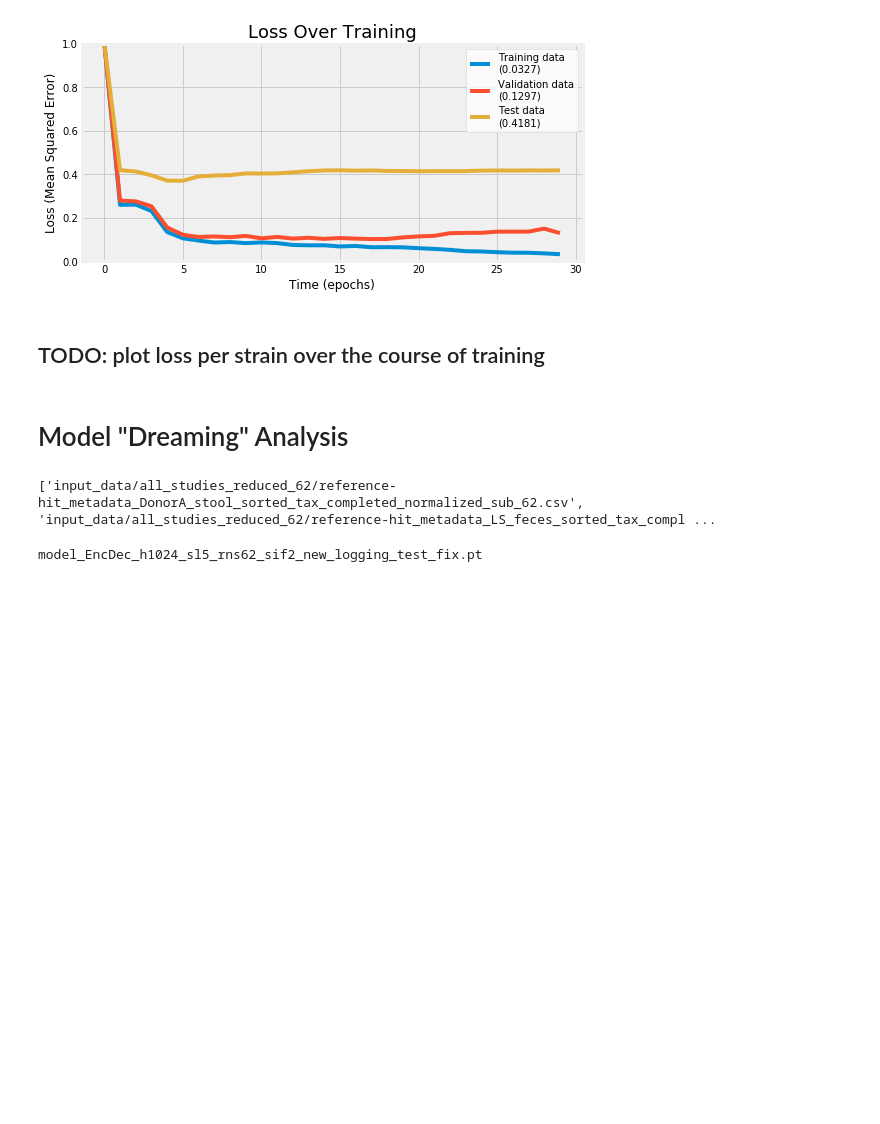
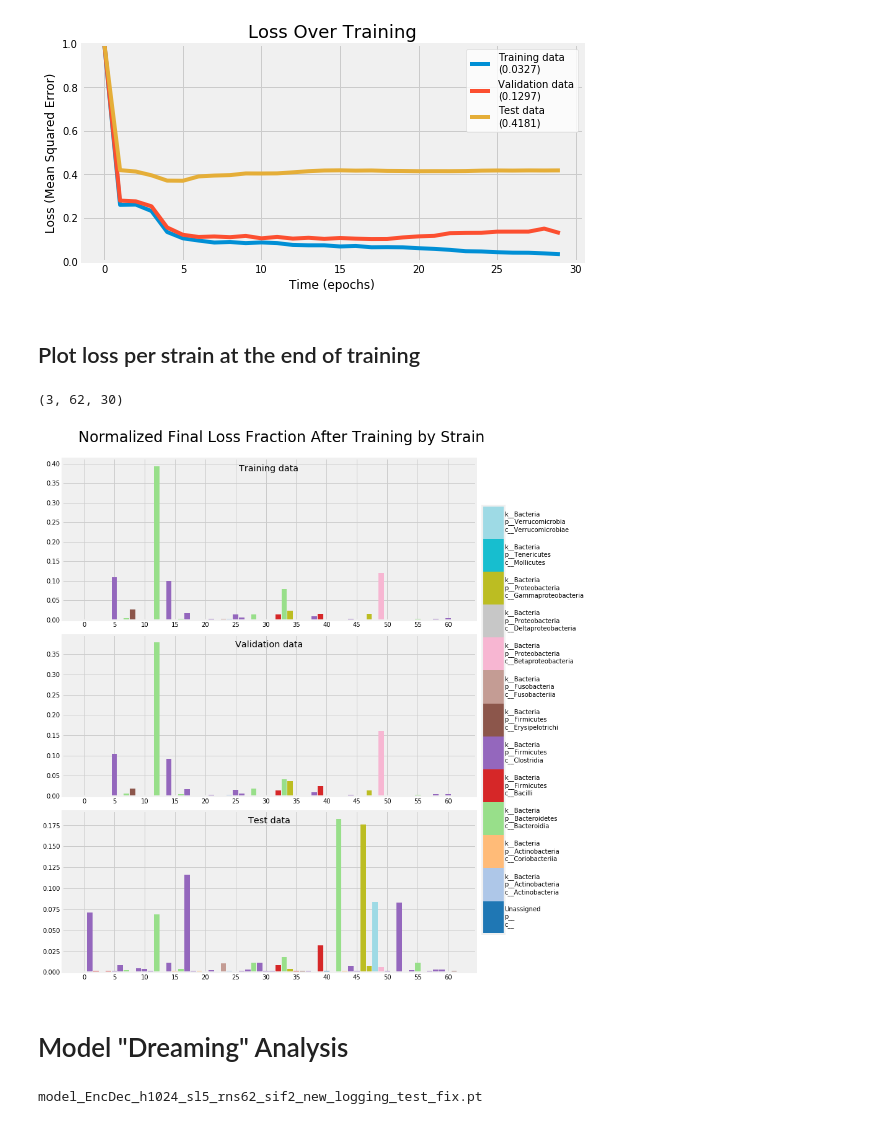
Before and after one commit to michaelwiest/microbiome-rnn, a Jupyter notebook: notebooks/Model Evaluator.ipynb, the cells around one changed output. Cells and saved outputs as stored; diff of their text form; code cells hidden in the pictures; blank space fills up the shorter version.

```diff
--- a/notebooks/Model Evaluator.ipynb
+++ b/notebooks/Model Evaluator.ipynb
@@ -8,6 +8,7 @@ from __future__ import print_function
 import os
 import torch
 import numpy as np
+import pandas as pd
 import sys
 from otu_handler import OTUHandler
 from sklearn.decomposition import PCA
@@ -16,13 +17,15 @@ plt.style.use('fivethirtyeight')
 from models.rnn.conv_lstm import *
 from models.rnn.lstm import *
 from models.enc_dec.encoder_decoder import *
+from matplotlib.cm import ScalarMappable
+
 from models.ffn.ffn import *
 from models.ffn.conv_ffn import *
 from helpers.model_helper import *
 from sklearn.metrics import mean_squared_error
 import seaborn as sns
 
-colors = plt.rcParams['axes.prop_cycle'].by_key()['color']
+colors_generic = plt.rcParams['axes.prop_cycle'].by_key()['color']
 # %%
 # Some helper functions.
 
@@ -85,0 +100,16 @@ output_dir = model_outputs[model_type]
+# %%
+# Instantiate an OTU Handler.
+
+
+
+input_files = [os.path.join(input_dir, f) for f in os.listdir(input_dir)]
+test_files = [os.path.join(test_dir, f) for f in os.listdir(test_dir)]
+
+# Uncomment this if you want to include the test data in the plots:
+input_files += test_files
+input_files.sort()
+print(input_files)
+otu_handler = OTUHandler(input_files)
+otu_handler.normalize_data()
+for s in otu_handler.samples:
+    print(s.shape)
@@ -94,10 +164,10 @@ print(losses.shape)
 loss_num_digits = 6
 
 plt.figure(figsize=(8, 4))
-labels = ['Training data\n({})', 'Validation data\n({})', 'Test data\n({})']
+loss_labels = ['Training data\n({})', 'Validation data\n({})', 'Test data\n({})']
 
 for i in range(losses.shape[0]):
-    plt.plot(losses[i, ...].sum(axis=0).T, label=labels[i].format(str(losses[i, :, -1].sum())[:loss_num_digits]))
+    plt.plot(losses[i, ...].sum(axis=0).T, label=loss_labels[i].format(str(losses[i, :, -1].sum())[:loss_num_digits]))
 legend = plt.legend(frameon = 1, loc='upper right')
 frame = legend.get_frame()
 frame.set_facecolor('white')
@@ -109,6 +179,29 @@ plt.title('Loss Over Training', fontsize=18)
 Text(0.5,1,'Loss Over Training')
 [figure]
 # %% [markdown]
-## TODO: plot loss per strain over the course of training
+## Plot loss per strain at the end of training
+# %%
+print(losses.shape)
+fig, ax = plt.subplots(3, 1, figsize=(10, 12))
+bar_width = 0.90
+axl = ax.flatten()
+for i in range(losses.shape[0]):
+    rects1 = axl[i].bar(np.arange((losses.shape[1])), losses[i,:, -1] / losses[i, :, -1].sum(), bar_width, color=colors_to_plot)
+    axl[i].set_title(loss_labels[i][:-5], y=0.9)
+    axl[i].set_xticks(list(range(losses.shape[1]))[::5])
+#     axl[i].set_xticklabels
+    plt.tight_layout()
+sm = ScalarMappable(cmap=cmap)
+sm.set_array([])
+cbar_ax = fig.add_axes([1, 0.1, 0.05, 0.8])
+cb = plt.colorbar(sm, cax=cbar_ax)
+cb.ax.get_yaxis().set_ticks([])
+for j, lab in enumerate(labels):
+    cb.ax.text(1, (2 * j + 1) / 26.0, lab, ha='left', va='center', fontsize=10)
+plt.suptitle('Normalized Final Loss Fraction After Training by Strain', fontsize=24, y=1.04, x=0.55)
+plt.show()
+# %% [output]
+(3, 62, 30)
+[figure, added]
 # %% [markdown]
 # Model "Dreaming" Analysis
@@ -123,19 +208,3 @@ test_dir = os.path.join(parent, test_dir)
-# %%
-# Instantiate an OTU Handler.
-
-
-
-input_files = [os.path.join(input_dir, f) for f in os.listdir(input_dir)]
-test_files = [os.path.join(test_dir, f) for f in os.listdir(test_dir)]
-
-# Uncomment this if you want to include the test data in the plots:
-input_files += test_files
-input_files.sort()
-print(input_files)
-otu_handler = OTUHandler(input_files)
-otu_handler.normalize_data()
-# %% [output]
-['input_data/all_studies_reduced_62/reference-hit_metadata_DonorA_stool_sorted_tax_completed_normalized_sub_62.csv', 'input_data/all_studies_reduced_62/reference-hit_metadata_LS_feces_sorted_tax_compl ...
 # %%
 # Instantiate the model
 hidden_dim = 1024
```
Also changed, not shown: parts of 18 cells of this notebook.
